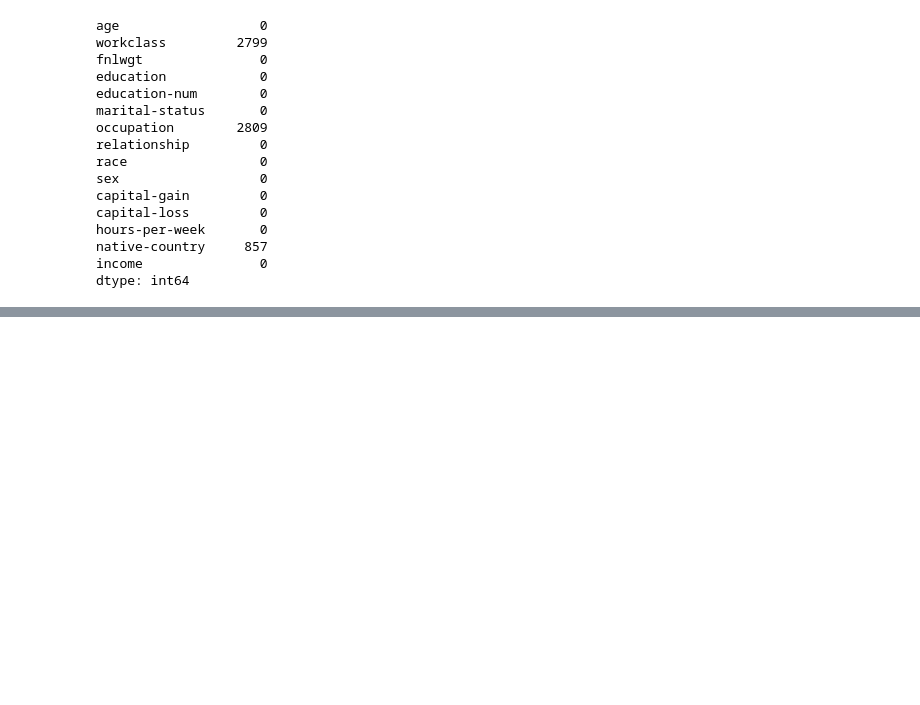
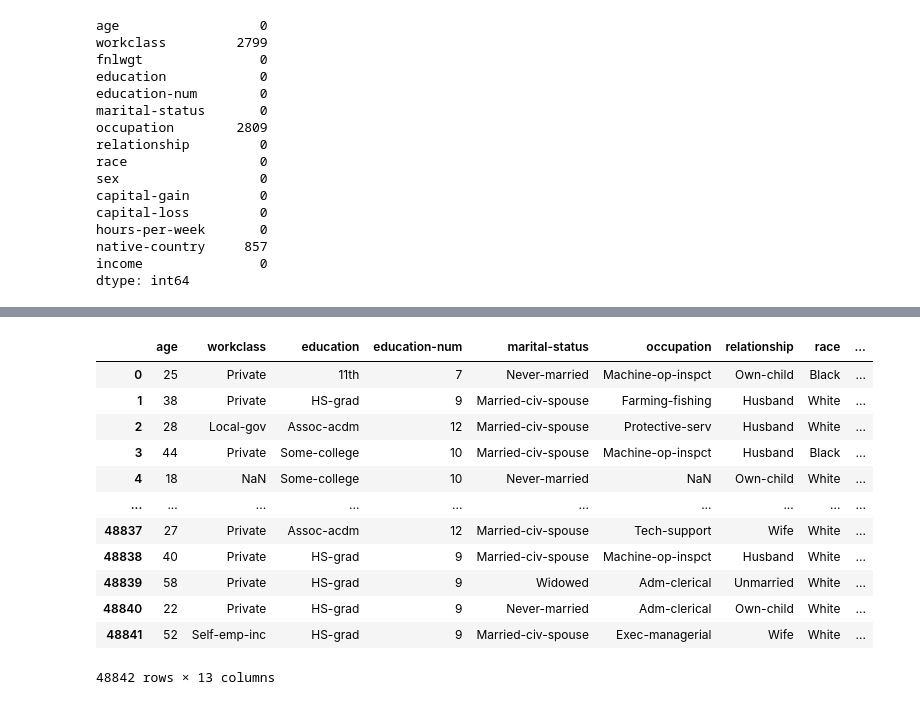
Before and after one commit to VPDeb/DS-Unit-2-Applied-Modeling, a Jupyter notebook: module1-define-ml-problems/Debebe LS_DS_231_assignment-Copy1.ipynb, the cells around one changed output, grey strips where cells are left out. Cells and saved outputs as stored; diff of their text form; code cells hidden in the pictures; blank space fills up the shorter version.

```diff
--- a/module1-define-ml-problems/Debebe LS_DS_231_assignment-Copy1.ipynb
+++ b/module1-define-ml-problems/Debebe LS_DS_231_assignment-Copy1.ipynb
@@ -114,0 +204,20 @@ census.head()
+# %%
+target = 'sex'
+y = census[target]
+X = census.drop(target,axis=1)
+# %%
+X
+# %% [output]
+|  | age | workclass | education | education-num | marital-status | occupation | relationship | race | ... |
+| 0 | 25 | Private | 11th | 7 | Never-married | Machine-op-inspct | Own-child | Black | ... |
+| 1 | 38 | Private | HS-grad | 9 | Married-civ-spouse | Farming-fishing | Husband | White | ... |
+| 2 | 28 | Local-gov | Assoc-acdm | 12 | Married-civ-spouse | Protective-serv | Husband | White | ... |
+| 3 | 44 | Private | Some-college | 10 | Married-civ-spouse | Machine-op-inspct | Husband | Black | ... |
+| 4 | 18 | NaN | Some-college | 10 | Never-married | NaN | Own-child | White | ... |
+| ... | ... | ... | ... | ... | ... | ... | ... | ... | ... |
+| 48837 | 27 | Private | Assoc-acdm | 12 | Married-civ-spouse | Tech-support | Wife | White | ... |
+| 48838 | 40 | Private | HS-grad | 9 | Married-civ-spouse | Machine-op-inspct | Husband | White | ... |
+| 48839 | 58 | Private | HS-grad | 9 | Widowed | Adm-clerical | Unmarried | White | ... |
+| 48840 | 22 | Private | HS-grad | 9 | Never-married | Adm-clerical | Own-child | White | ... |
+| 48841 | 52 | Self-emp-inc | HS-grad | 9 | Married-civ-spouse | Exec-managerial | Wife | White | ... |
+48842 rows × 13 columns
```
Also changed, not shown: parts of 12 cells of this notebook, 2 other files.
